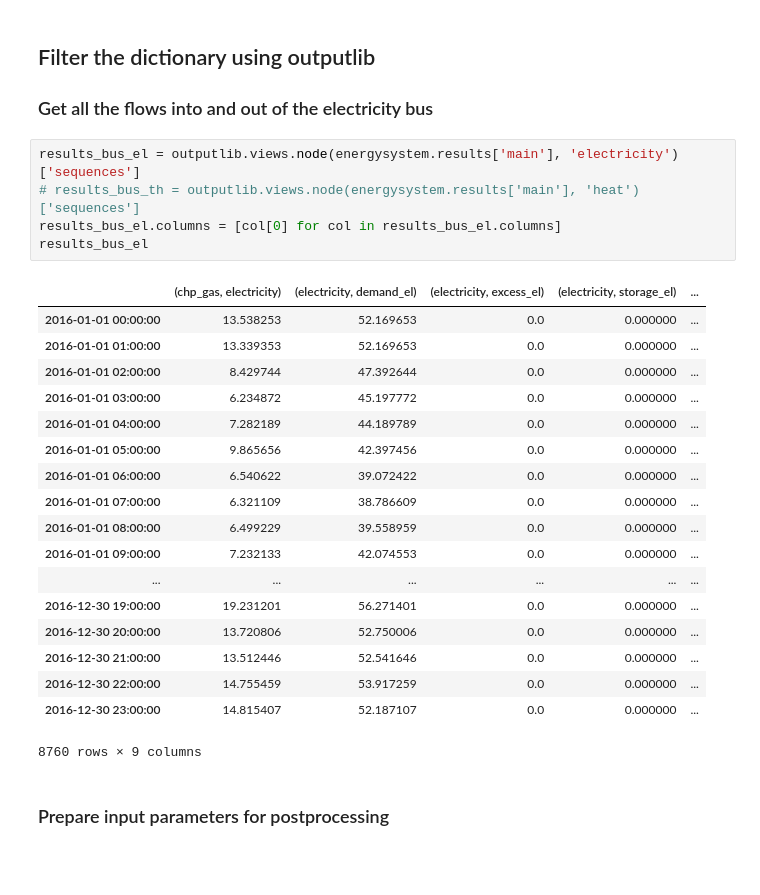
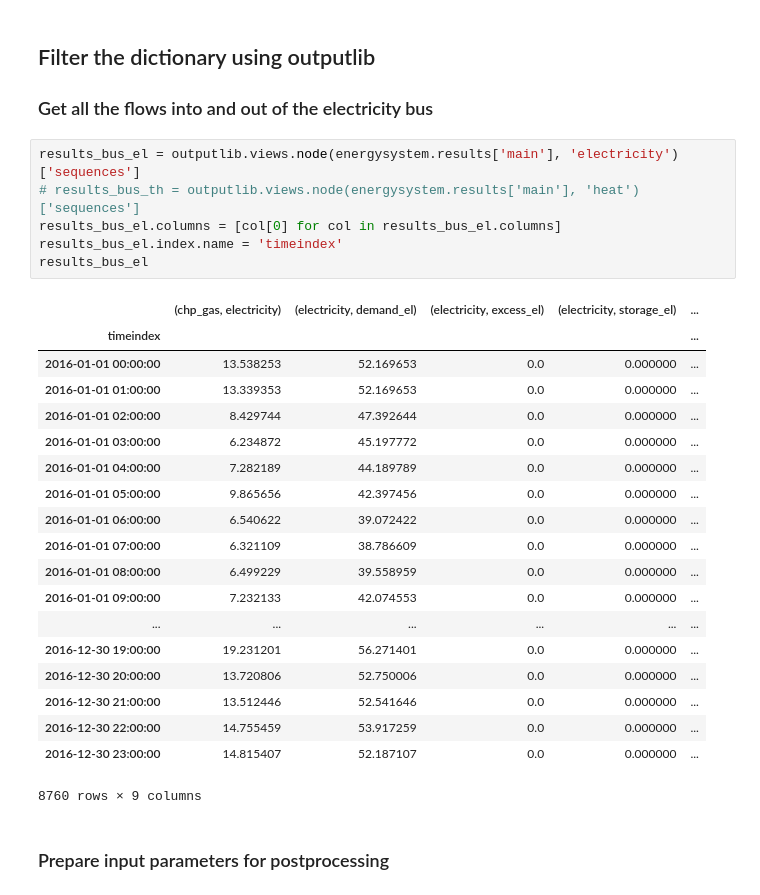
Before and after one commit to rl-institut/workshop, a Jupyter notebook: oemof/2_Beispiel_und_Uebung/2_Processing_results_and_plotting.ipynb, the cells around one changed output. Cells and saved outputs as stored; diff of their text form; blank space fills up the shorter version.

```diff
--- a/oemof/2_Beispiel_und_Uebung/2_Processing_results_and_plotting.ipynb
+++ b/oemof/2_Beispiel_und_Uebung/2_Processing_results_and_plotting.ipynb
@@ -29,10 +29,12 @@ energysystem.restore(dpath=None, filename=None)
 # %%
 results_bus_el = outputlib.views.node(energysystem.results['main'], 'electricity')['sequences']
 # results_bus_th = outputlib.views.node(energysystem.results['main'], 'heat')['sequences']
 results_bus_el.columns = [col[0] for col in results_bus_el.columns]
+results_bus_el.index.name = 'timeindex'
 results_bus_el
 # %% [output]
 |  | (chp_gas, electricity) | (electricity, demand_el) | (electricity, excess_el) | (electricity, storage_el) | ... |
+| timeindex |  |  |  |  | ... |
 | 2016-01-01 00:00:00 | 13.538253 | 52.169653 | 0.0 | 0.000000 | ... |
 | 2016-01-01 01:00:00 | 13.339353 | 52.169653 | 0.0 | 0.000000 | ... |
 | 2016-01-01 02:00:00 | 8.429744 | 47.392644 | 0.0 | 0.000000 | ... |
```
Also changed, not shown: parts of 15 cells of this notebook.
